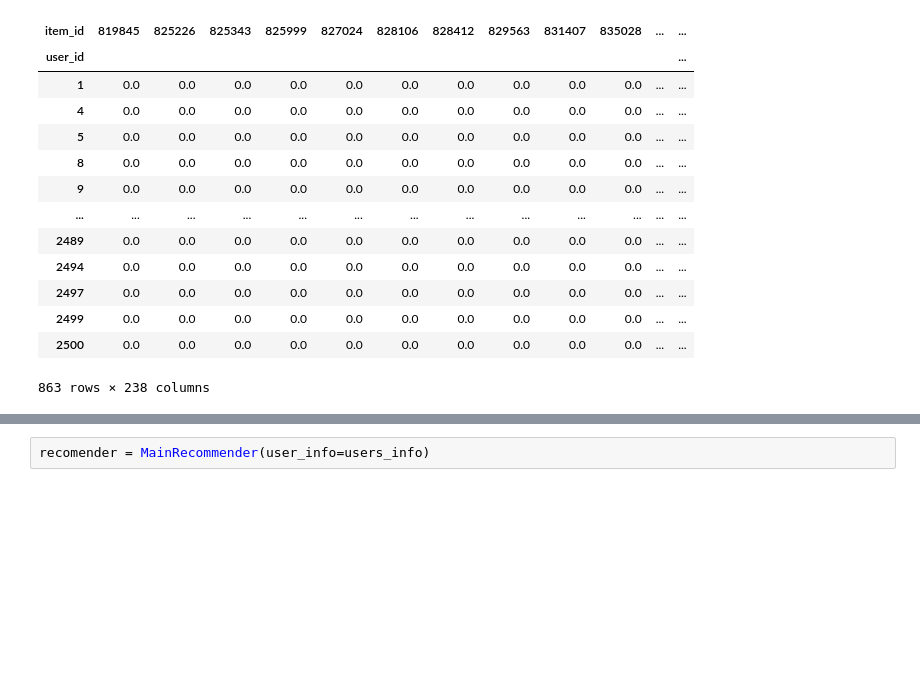
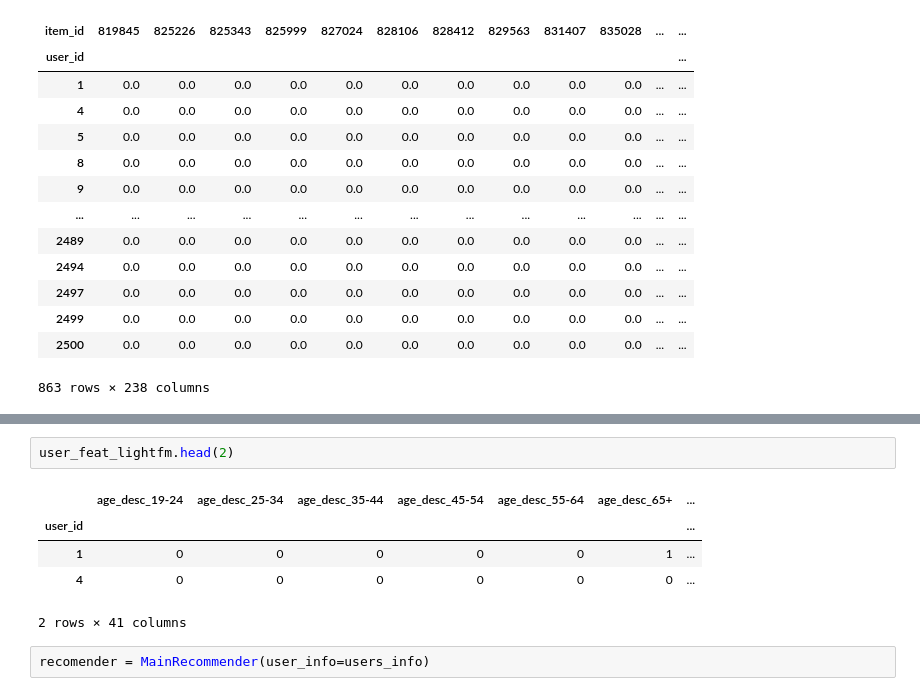
Before and after one commit to KurskiySergey/bisnessML, a Jupyter notebook: recsys/project/production.ipynb, the cells around one changed output, grey strips where cells are left out. Saved outputs shown, nothing was run; the diff lists cells and outputs as text; blank space fills up the shorter version.

```diff
--- a/recsys/project/production.ipynb
+++ b/recsys/project/production.ipynb
@@ -206,3 +236,11 @@ user_item_matrix
+# %%
+user_feat_lightfm.head(2)
+# %% [output]
+|  | age_desc_19-24 | age_desc_25-34 | age_desc_35-44 | age_desc_45-54 | age_desc_55-64 | age_desc_65+ | ... |
+| user_id |  |  |  |  |  |  | ... |
+| 1 | 0 | 0 | 0 | 0 | 0 | 1 | ... |
+| 4 | 0 | 0 | 0 | 0 | 0 | 0 | ... |
+2 rows × 41 columns
 # %%
 recomender = MainRecommender(user_info=users_info)
 # %%
```
Also changed, not shown: parts of 15 cells of this notebook, 2 other files.
